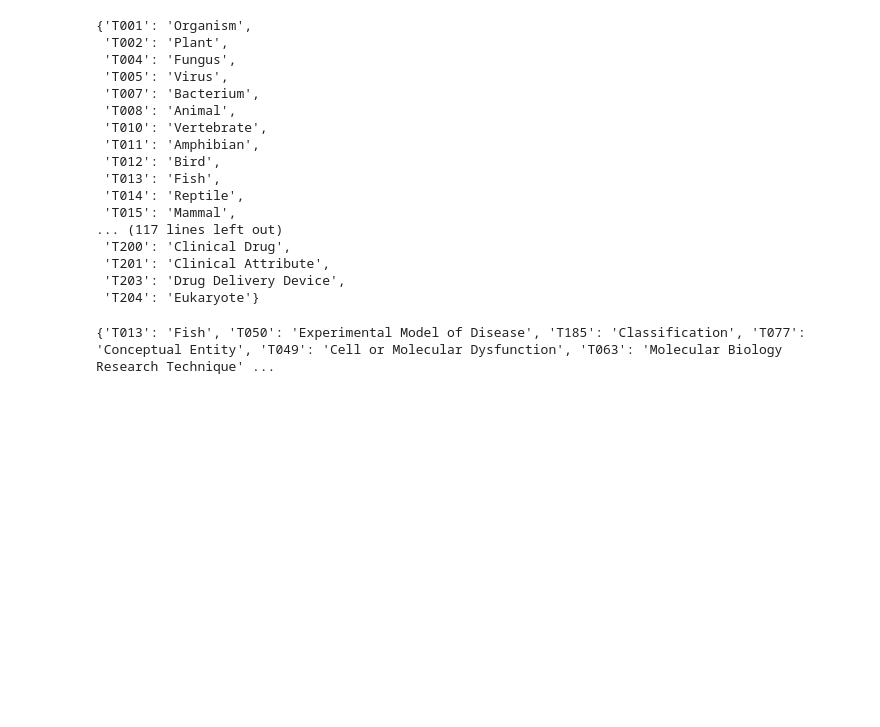
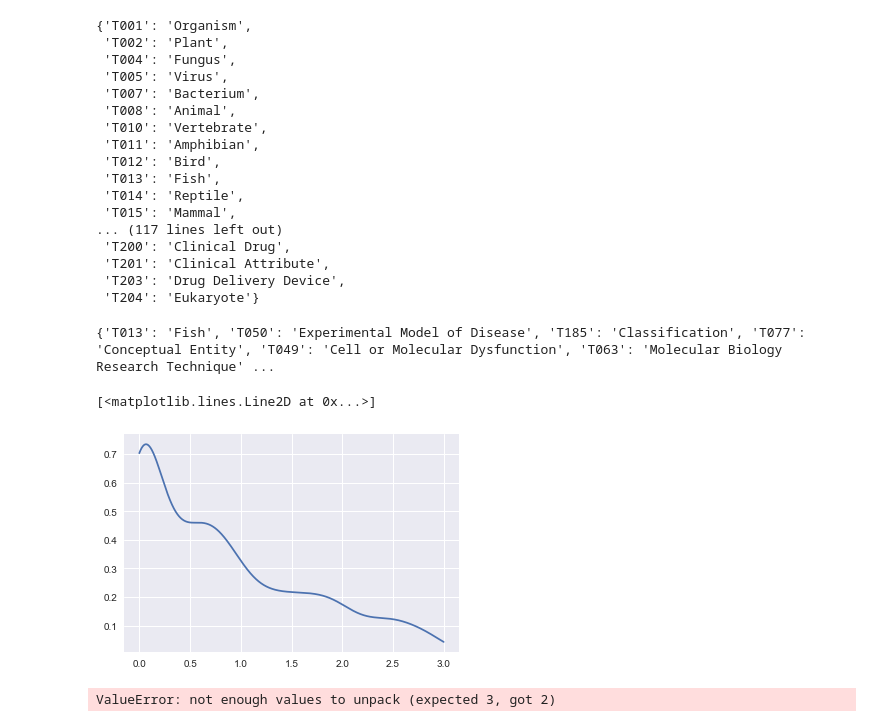
Before and after one commit to explover/DrugsSemGraph, a Jupyter notebook: luigi/Testing and playing around.ipynb, the cells around one changed output. Cells and saved outputs as stored; diff of their text form; code cells hidden in the pictures; blank space fills up the shorter version.

```diff
--- a/luigi/Testing and playing around.ipynb
+++ b/luigi/Testing and playing around.ipynb
@@ -102,0 +118,18 @@ import pandas as pd
+# %%
+dataset = [0 for _ in range(500)]
+dataset = dataset + [rand.random() for _ in range(1000)]
+dataset = dataset + [rand.random() + 1 for _ in range(500)]
+dataset = dataset + [rand.random() + 2 for _ in range(250)]
+# %%
+%matplotlib inline
+pdf, grid, _ = kde.kdensity(dataset, cut=0)
+# sns.kdeplot(pd.Series(dataset))
+# %%
+plt.plot(grid, pdf)
+# %% [output]
+[<matplotlib.lines.Line2D at 0x...>]
+[figure, added]
+# %%
+a, b, c = 3, 2
+# %% [output]
+ValueError: not enough values to unpack (expected 3, got 2)
```
Also changed, not shown: parts of 9 cells of this notebook, 3 other files.
